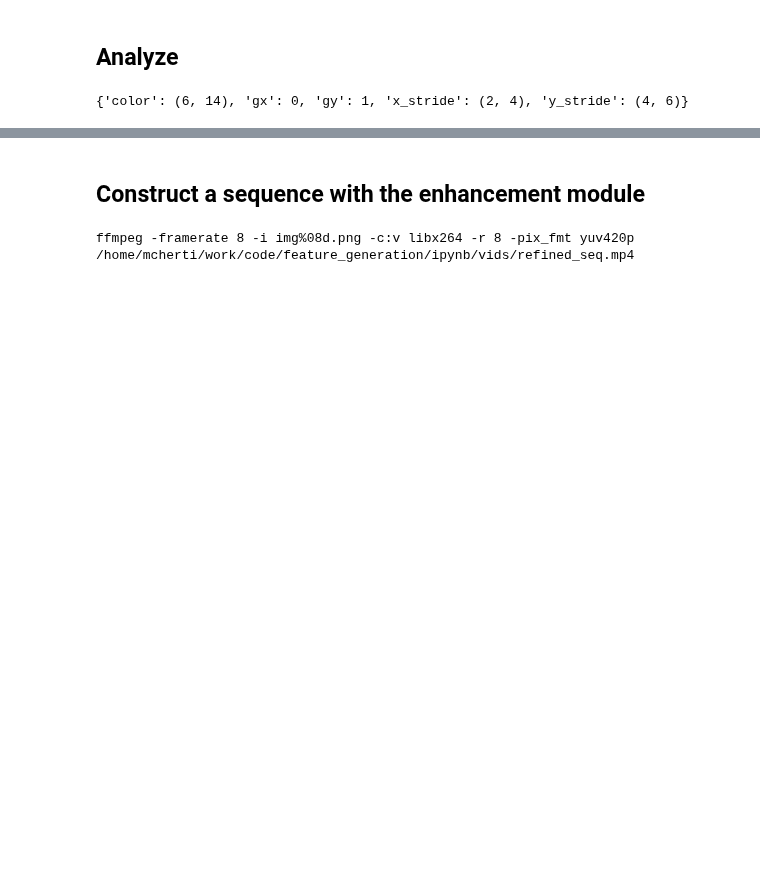
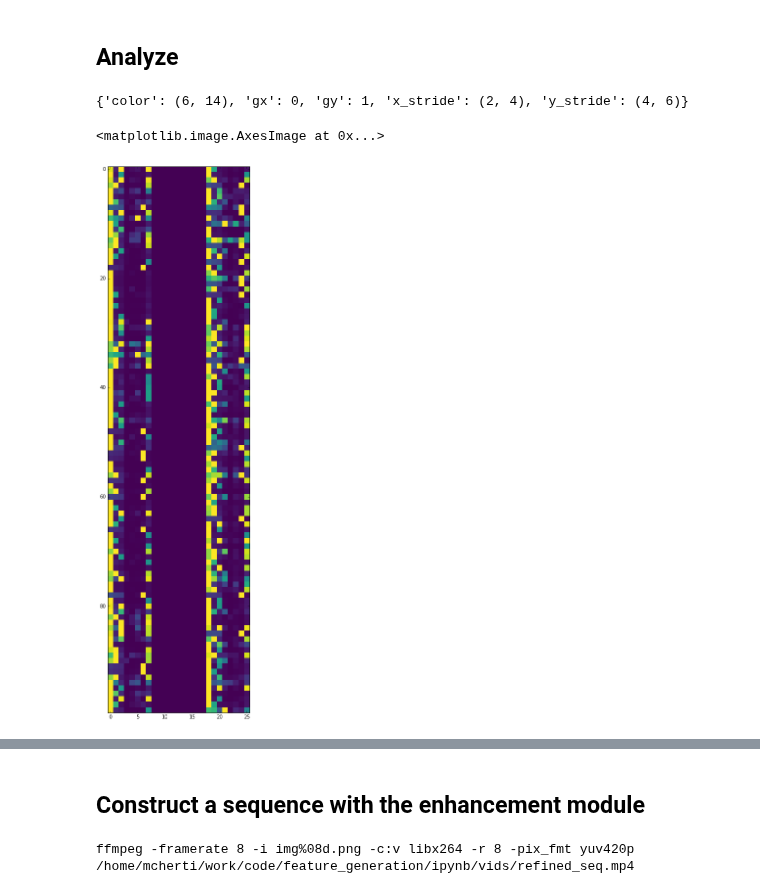
Before and after one commit to mehdidc/feature_generation, a Jupyter notebook: ipynb/brushstroke.ipynb, the cells around one changed output, grey strips where cells are left out. Cells and saved outputs as stored; diff of their text form; code cells hidden in the pictures; blank space fills up the shorter version.

```diff
--- a/ipynb/brushstroke.ipynb
+++ b/ipynb/brushstroke.ipynb
@@ -197,3 +184,15 @@ r = codes[0]
+# %%
+r1 = softmax(r[:, 0, 6:14])
+r1/=r1.max(axis=1, keepdims=True)
+r2 = softmax(r[:, 1, 6:14])
+r2/=r2.max(axis=1, keepdims=True)
+zero = np.zeros((r1.shape[0], 10))
+s = np.hstack((r1, zero, r2))
+fig = plt.figure(figsize=(20, 20))
+plt.imshow(s, cmap='viridis', interpolation='none')
+# %% [output]
+<matplotlib.image.AxesImage at 0x...>
+[figure, added]
 # %%
 codes = img2code(X)
 r = codes[0]
```
Also changed, not shown: parts of 16 cells of this notebook, 2 other files.
